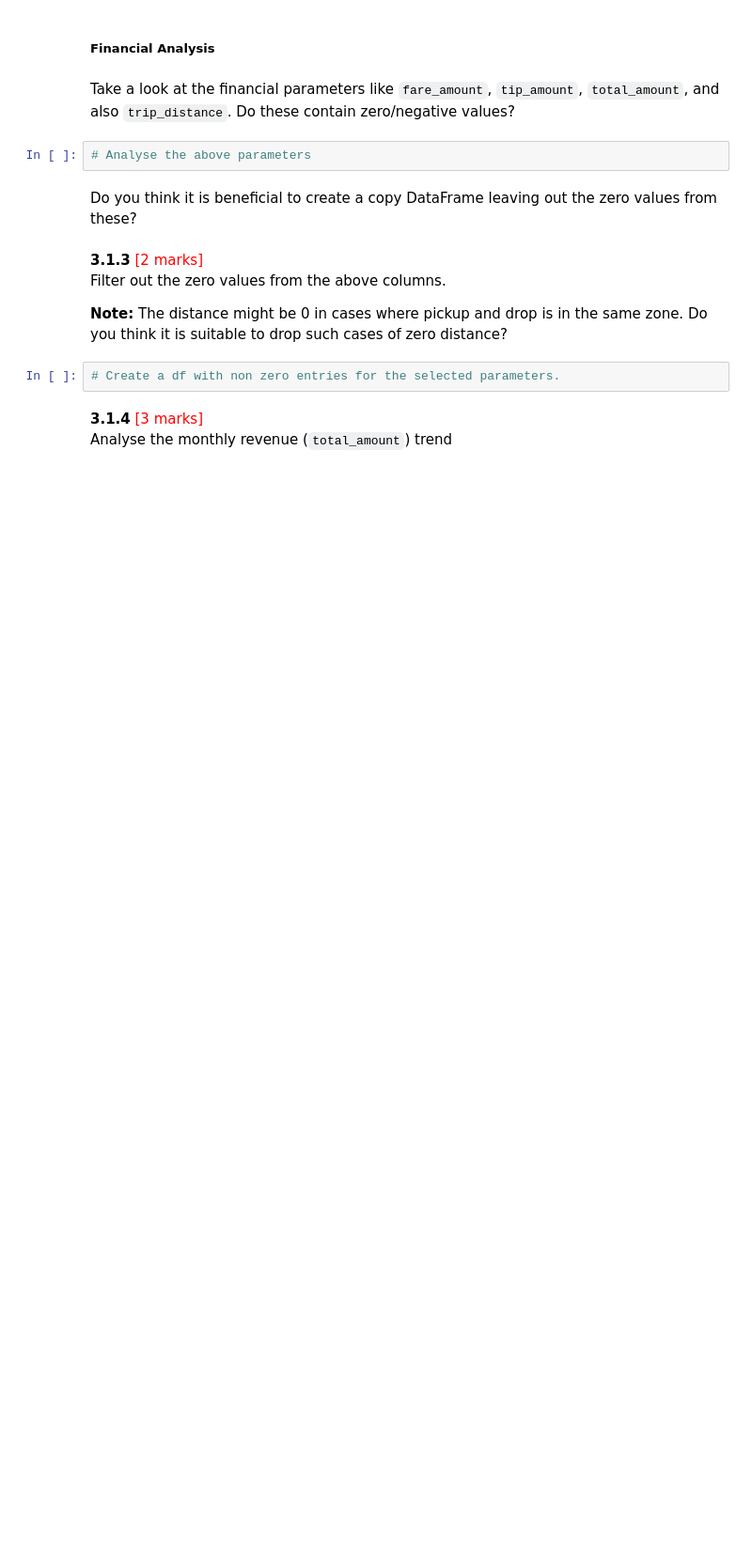
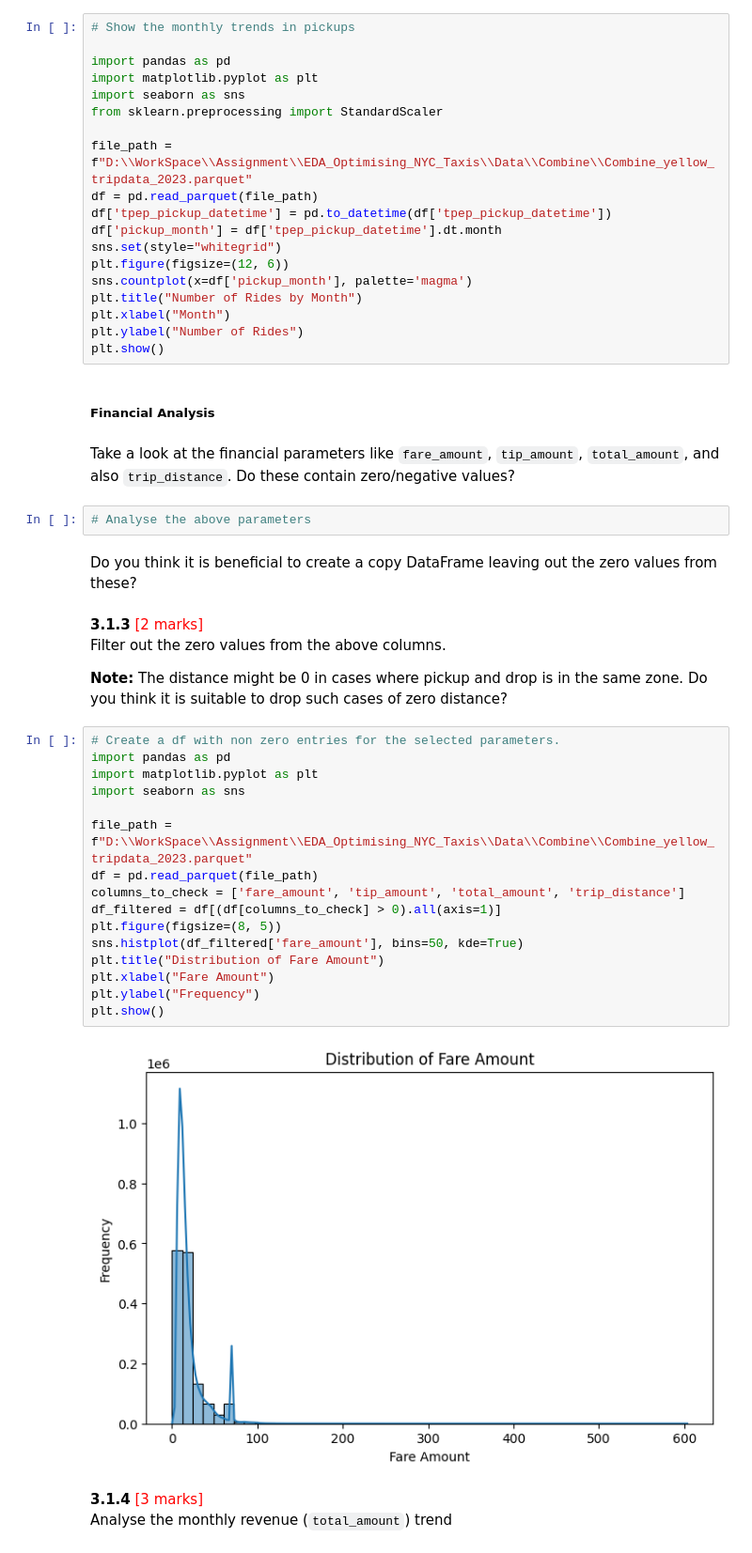
Before and after one commit to ashwanikryadav/upgrad2025, a Jupyter notebook: EDA_Optimising_NYC_Taxis/EDA_Assg_NYC_Taxi_Starter.ipynb, the cells around one changed output. Shown: that part at 94% size. Saved outputs shown, nothing was run; the diff lists cells and outputs as text; blank space fills up the shorter version.

Commit message:
# Group data by month and analyse monthly revenue # Create a df with non zero entries for the selected parameters.

```diff
--- a/EDA_Optimising_NYC_Taxis/EDA_Assg_NYC_Taxi_Starter.ipynb
+++ b/EDA_Optimising_NYC_Taxis/EDA_Assg_NYC_Taxi_Starter.ipynb
@@ -574,3 +604,22 @@ Analyse the distribution of taxi pickups by hours, days of the week, and months.
+# %%
+# Show the monthly trends in pickups
+
+import pandas as pd
+import matplotlib.pyplot as plt
+import seaborn as sns
+from sklearn.preprocessing import StandardScaler
+
+file_path = f"D:\\WorkSpace\\Assignment\\EDA_Optimising_NYC_Taxis\\Data\\Combine\\Combine_yellow_tripdata_2023.parquet"
+df = pd.read_parquet(file_path)
+df['tpep_pickup_datetime'] = pd.to_datetime(df['tpep_pickup_datetime'])
+df['pickup_month'] = df['tpep_pickup_datetime'].dt.month
+sns.set(style="whitegrid")
+plt.figure(figsize=(12, 6))
+sns.countplot(x=df['pickup_month'], palette='magma')
+plt.title("Number of Rides by Month")
+plt.xlabel("Month")
+plt.ylabel("Number of Rides")
+plt.show()
 # %% [markdown]
 ##### Financial Analysis
 # %% [markdown]
@@ -584,8 +633,24 @@ Do you think it is beneficial to create a copy DataFrame leaving out the zero va
 Filter out the zero values from the above columns.
 
 **Note:** The distance might be 0 in cases where pickup and drop is in the same zone. Do you think it is suitable to drop such cases of zero distance?
-# %%
-# Create a df with non zero entries for the selected parameters.
+# %%
+# Create a df with non zero entries for the selected parameters.
+import pandas as pd
+import matplotlib.pyplot as plt
+import seaborn as sns
+
+file_path = f"D:\\WorkSpace\\Assignment\\EDA_Optimising_NYC_Taxis\\Data\\Combine\\Combine_yellow_tripdata_2023.parquet"
+df = pd.read_parquet(file_path)
+columns_to_check = ['fare_amount', 'tip_amount', 'total_amount', 'trip_distance']
+df_filtered = df[(df[columns_to_check] > 0).all(axis=1)]
+plt.figure(figsize=(8, 5))
+sns.histplot(df_filtered['fare_amount'], bins=50, kde=True)
+plt.title("Distribution of Fare Amount")
+plt.xlabel("Fare Amount")
+plt.ylabel("Frequency")
+plt.show()
+# %% [output]
+[figure, added]
 # %% [markdown]
 **3.1.4** <font color = red>[3 marks]</font> <br>
 Analyse the monthly revenue (`total_amount`) trend
```
Also changed, not shown: parts of 7 cells of this notebook.
